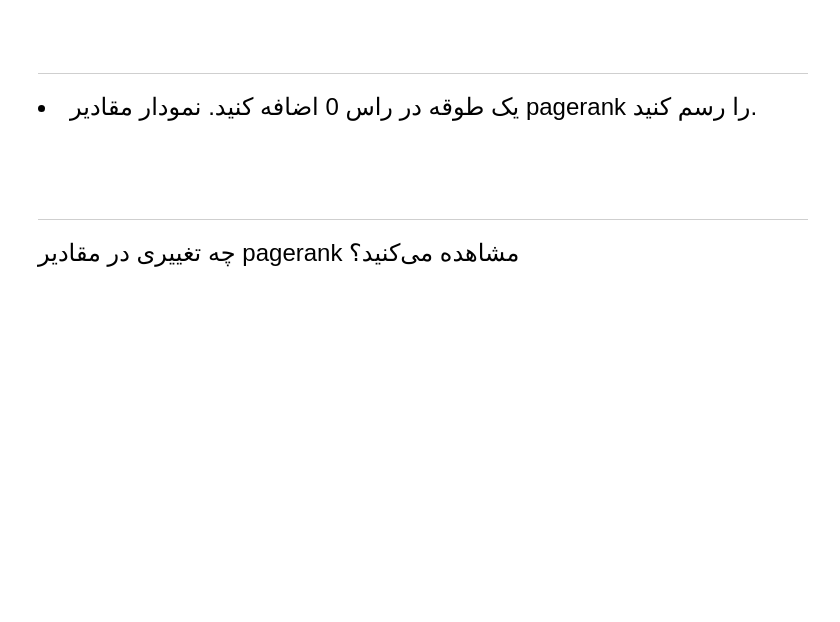
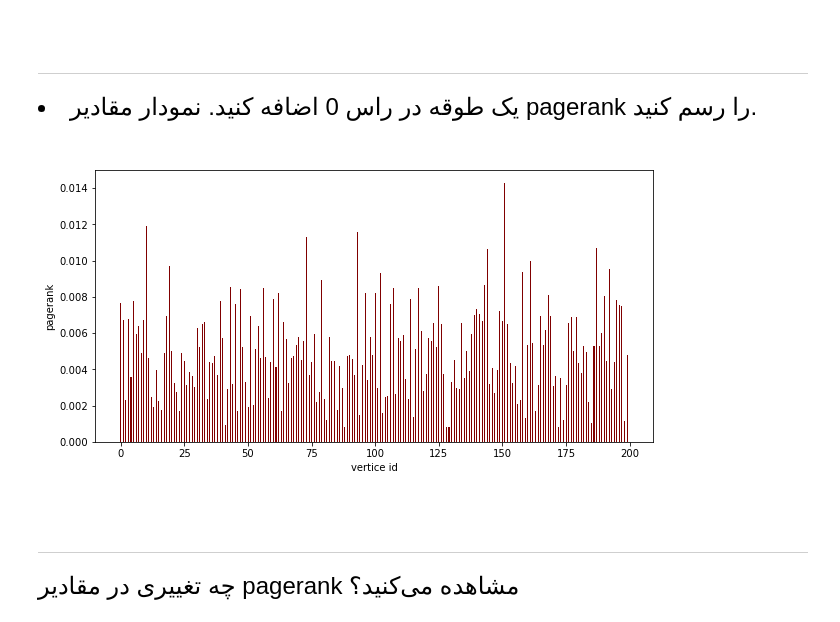
Before and after one commit to alex-abrehforoush/Homework, a Jupyter notebook: 7th sem/Foundations of Data Science/Projects/3/PRJ3_ANSWER.ipynb, the cells around one changed output. Saved outputs shown, nothing was run; the diff lists cells and outputs as text; code cells hidden in the pictures; blank space fills up the shorter version.

```diff
--- a/7th sem/Foundations of Data Science/Projects/3/PRJ3_ANSWER.ipynb
+++ b/7th sem/Foundations of Data Science/Projects/3/PRJ3_ANSWER.ipynb
@@ -255,19 +272,21 @@ plt.show()
 	</font>
 </div>
 # %%
-G_threeprime = G
+G_threeprime = G.copy()
 G_threeprime.add_edge(0, 0)
 
 w = nx.pagerank(G_threeprime)
 
 G_threeprime_nodes = list(w.keys())
 G_threeprime_p_rs = list(w.values())
 
 fig = plt.figure(figsize = (10, 5))
 plt.bar(G_threeprime_nodes, G_threeprime_p_rs, color = "maroon", width = 0.4)
 plt.xlabel("vertice id")
 plt.ylabel("pagerank")
 plt.show()
+# %% [output]
+[figure, added]
 # %% [markdown]
 <p></p>
 <br/>
```
Also changed, not shown: parts of 82 cells of this notebook, 36 other files.
